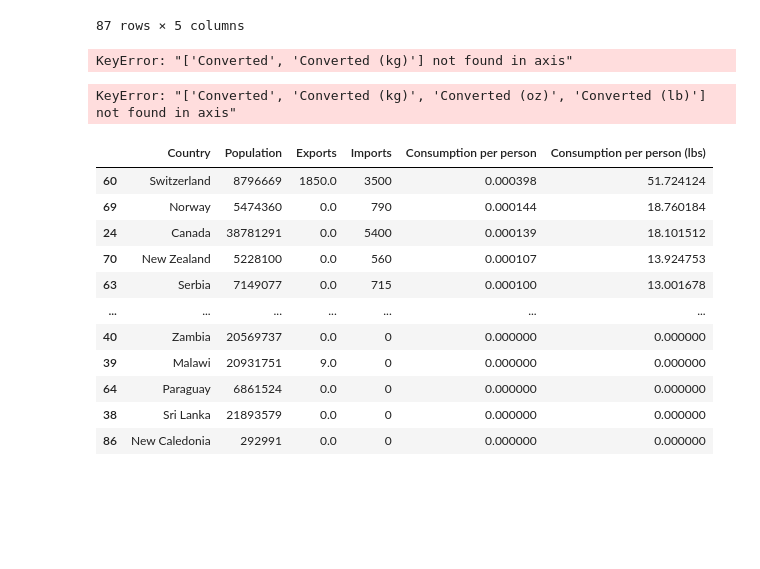
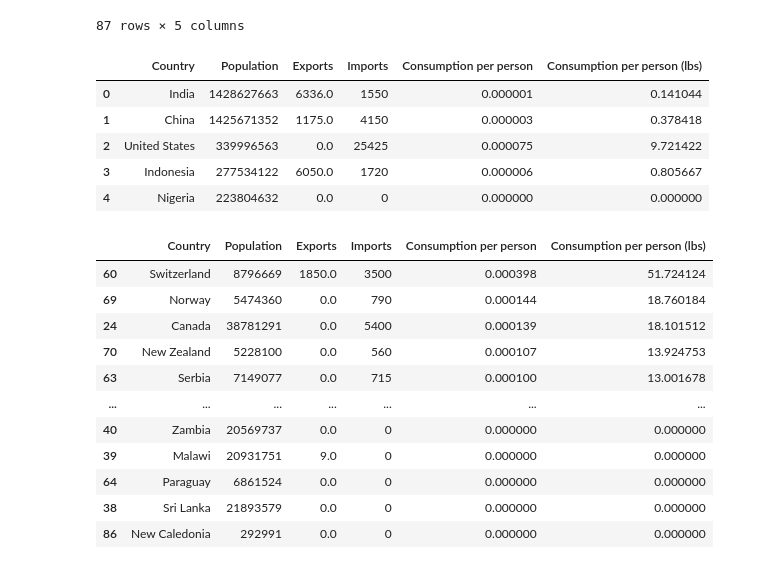
Before and after one commit to coopachupa/Project-3-, a Jupyter notebook: Nurmaa (NKD)/Cleaning and analysis.ipynb, the cells around one changed output. Saved outputs shown, nothing was run; the diff lists cells and outputs as text; code cells hidden in the pictures; blank space fills up the shorter version.

```diff
--- a/Nurmaa (NKD)/Cleaning and analysis.ipynb
+++ b/Nurmaa (NKD)/Cleaning and analysis.ipynb
@@ -500,14 +500,13 @@ merged_renamed_df
 | 86 | New Caledonia | 292991 | 0.0 | 0 | 0.000000 |
 87 rows × 5 columns
 # %%
-merged_renamed_df.drop(columns = ['Converted', 'Converted (kg)'])
 merged_renamed_df['Consumption per person (lbs)'] = merged_renamed_df['Consumption per person']*130000
 merged_renamed_df.head()
 # %% [output]
-KeyError: "['Converted', 'Converted (kg)'] not found in axis"
+|  | Country | Population | Exports | Imports | Consumption per person | Consumption per person (lbs) |
+| 0 | India | 1428627663 | 6336.0 | 1550 | 0.000001 | 0.141044 |
+| 1 | China | 1425671352 | 1175.0 | 4150 | 0.000003 | 0.378418 |
+| 2 | United States | 339996563 | 0.0 | 25425 | 0.000075 | 9.721422 |
+| 3 | Indonesia | 277534122 | 6050.0 | 1720 | 0.000006 | 0.805667 |
+| 4 | Nigeria | 223804632 | 0.0 | 0 | 0.000000 | 0.000000 |
-# %%
-merged_renamed_df2 = merged_renamed_df.drop(columns = ['Converted', 'Converted (kg)', 'Converted (oz)', 'Converted (lb)'])
-merged_renamed_df2.head()
-# %% [output]
-KeyError: "['Converted', 'Converted (kg)', 'Converted (oz)', 'Converted (lb)'] not found in axis"
 # %%
```
Also changed, not shown: parts of 9 cells of this notebook, 3 other files.
